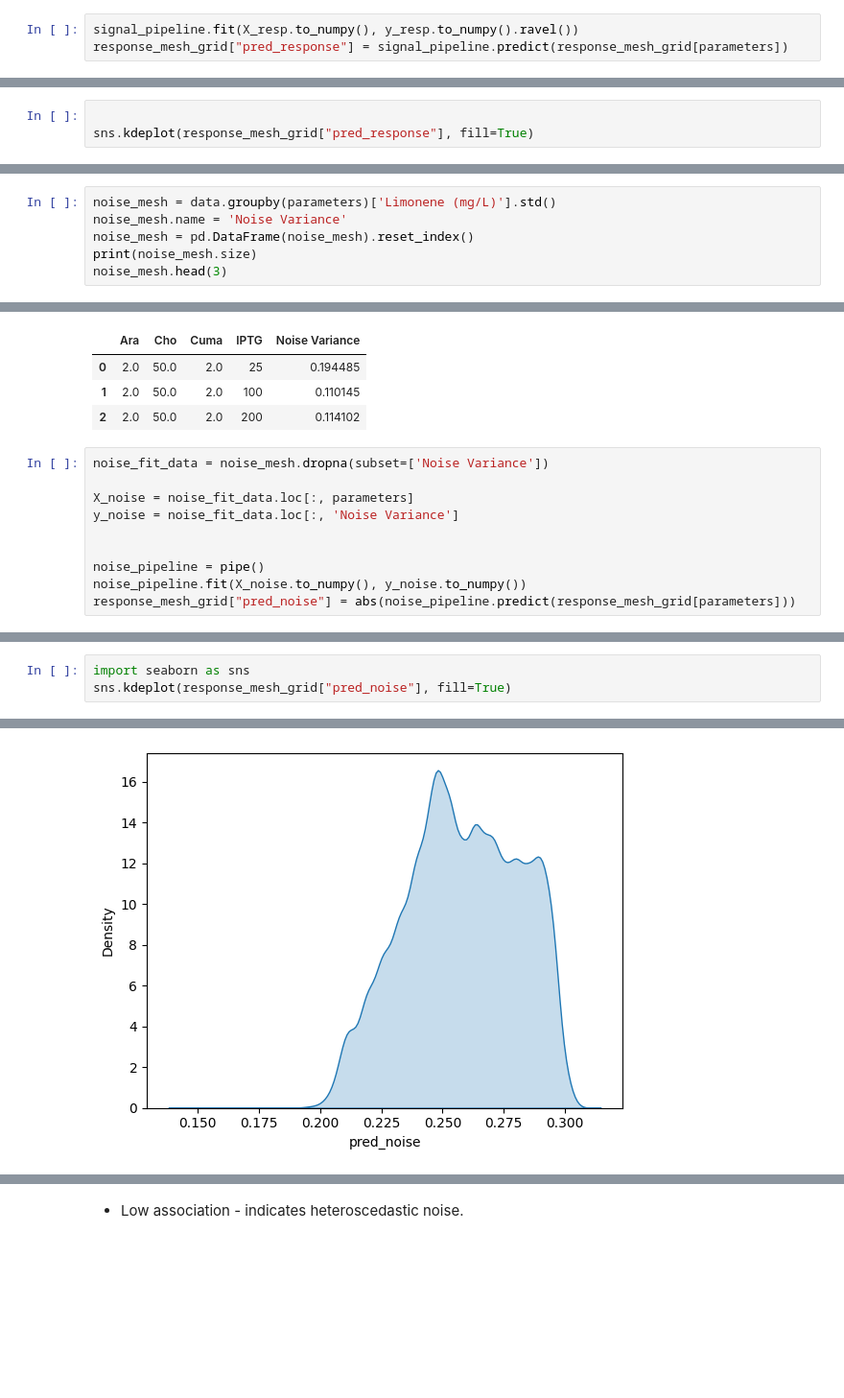
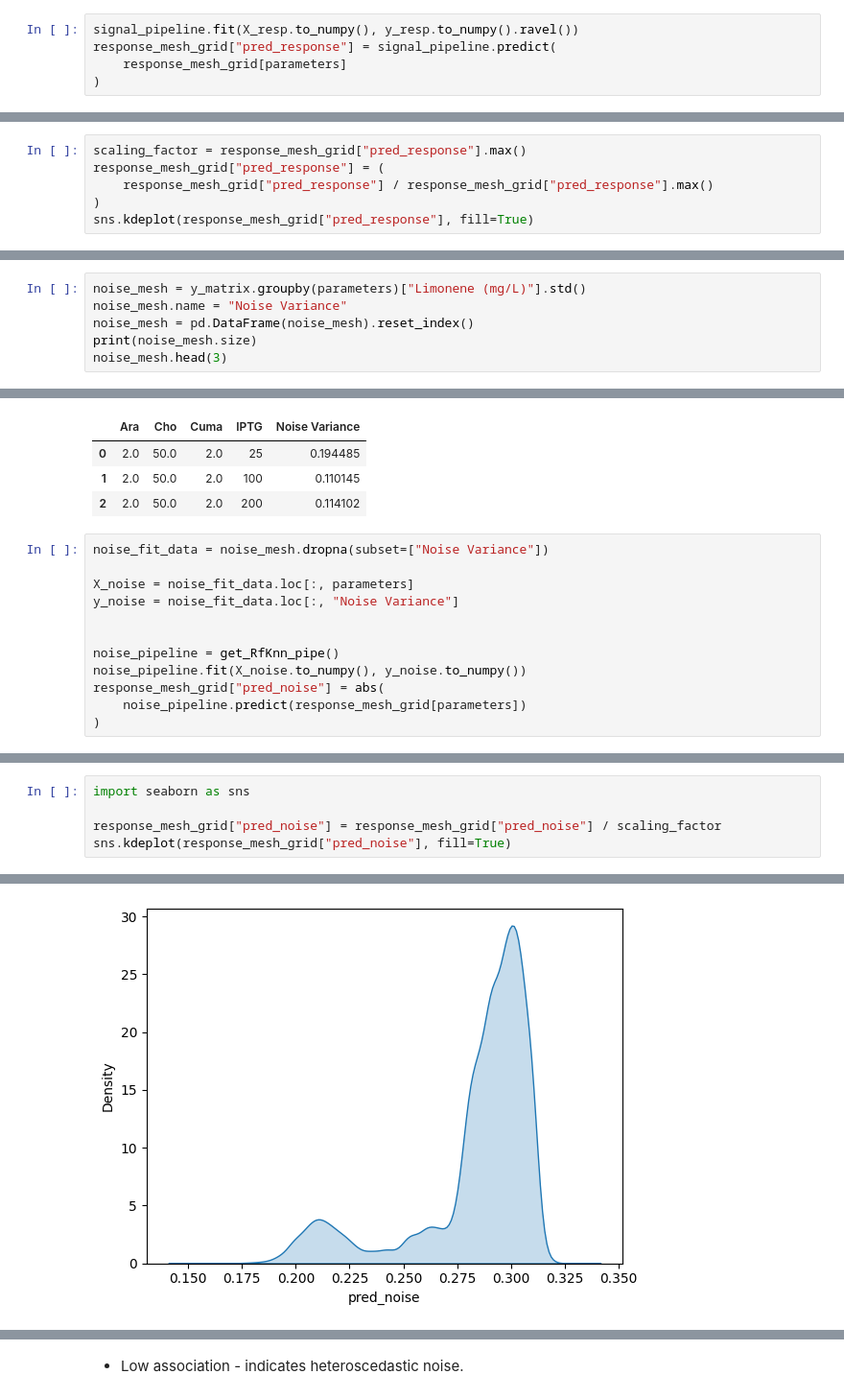
Before and after one commit to Sauciu1/bo-coli, a Jupyter notebook: notebooks/confirmation_on_empyrical_data.ipynb, the cells around one changed output, grey strips where cells are left out. Shown at 96% size. Cells and saved outputs as stored; diff of their text form; blank space fills up the shorter version.

Commit message:
got CI plot

```diff
--- a/notebooks/confirmation_on_empyrical_data.ipynb
+++ b/notebooks/confirmation_on_empyrical_data.ipynb
@@ -264,5 +287,7 @@ Pipeline(steps=[('scale', StandardScaler()),
 We then fit the limonene concentrations to construct the meshgrid later used for BO.
 # %%
 signal_pipeline.fit(X_resp.to_numpy(), y_resp.to_numpy().ravel())
-response_mesh_grid["pred_response"] = signal_pipeline.predict(response_mesh_grid[parameters])
+response_mesh_grid["pred_response"] = signal_pipeline.predict(
+    response_mesh_grid[parameters]
+)
 # %% [output]
@@ -270,7 +295,10 @@ X has feature names, but StandardScaler was fitted without feature names
 # %% [markdown]
 ### Accuracy of Meshgrid
 # %%
-
+scaling_factor = response_mesh_grid["pred_response"].max()
+response_mesh_grid["pred_response"] = (
+    response_mesh_grid["pred_response"] / response_mesh_grid["pred_response"].max()
+)
 sns.kdeplot(response_mesh_grid["pred_response"], fill=True)
 # %% [output]
 <Axes: xlabel='pred_response', ylabel='Density'>
@@ -310,8 +376,8 @@ Consequently, we require a more-able to fit model that to able to fit.
 ## Fitting a noise function
 The noise function is fit and extrapolation workflow is identical to a that of the mean functions. However instead of fitting through the mean, the function will be fit using observed variance for the point. This will late be used as input for a normal gaussian process, which will introduce jitter for the BO function.
 # %%
-noise_mesh = data.groupby(parameters)['Limonene (mg/L)'].std()
-noise_mesh.name = 'Noise Variance'
+noise_mesh = y_matrix.groupby(parameters)["Limonene (mg/L)"].std()
+noise_mesh.name = "Noise Variance"
 noise_mesh = pd.DataFrame(noise_mesh).reset_index()
 print(noise_mesh.size)
 noise_mesh.head(3)
@@ -322,13 +388,15 @@ noise_mesh.head(3)
 | 1 | 2.0 | 50.0 | 2.0 | 100 | 0.110145 |
 | 2 | 2.0 | 50.0 | 2.0 | 200 | 0.114102 |
 # %%
-noise_fit_data = noise_mesh.dropna(subset=['Noise Variance'])
+noise_fit_data = noise_mesh.dropna(subset=["Noise Variance"])
 
 X_noise = noise_fit_data.loc[:, parameters]
-y_noise = noise_fit_data.loc[:, 'Noise Variance']
+y_noise = noise_fit_data.loc[:, "Noise Variance"]
 
 
-noise_pipeline = pipe()
+noise_pipeline = get_RfKnn_pipe()
 noise_pipeline.fit(X_noise.to_numpy(), y_noise.to_numpy())
-response_mesh_grid["pred_noise"] = abs(noise_pipeline.predict(response_mesh_grid[parameters]))
+response_mesh_grid["pred_noise"] = abs(
+    noise_pipeline.predict(response_mesh_grid[parameters])
+)
 # %% [output]
@@ -336,7 +404,9 @@ X has feature names, but StandardScaler was fitted without feature names
 # %%
 import seaborn as sns
+
+response_mesh_grid["pred_noise"] = response_mesh_grid["pred_noise"] / scaling_factor
 sns.kdeplot(response_mesh_grid["pred_noise"], fill=True)
 # %% [output]
 <Axes: xlabel='pred_noise', ylabel='Density'>
-[figure, old version]
+[figure, new version]
 # %%
```
Also changed, not shown: parts of 40 cells of this notebook, 6 other files.
